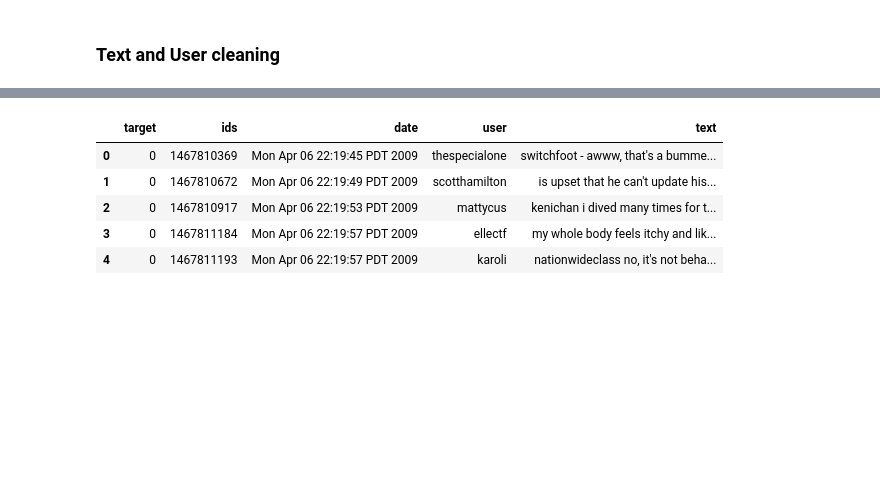
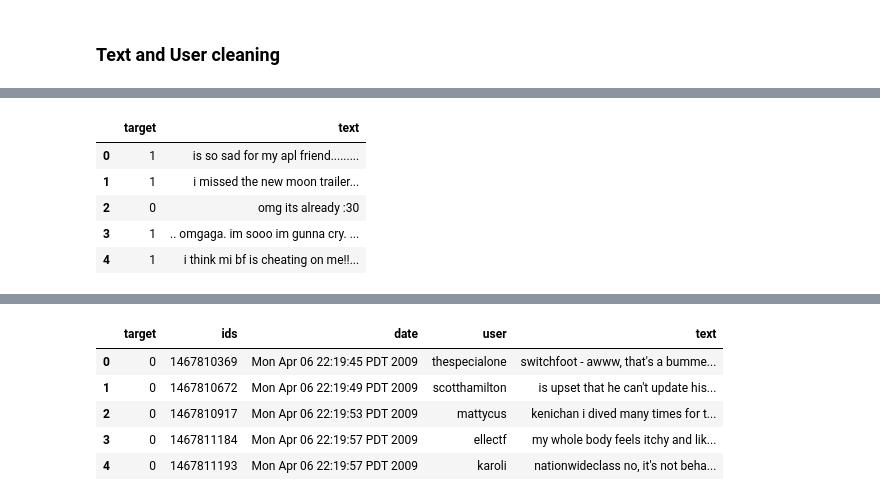
Before and after one commit to vishal-parameswaran/Suicidal_Intent_NLP_Classifier, a Jupyter notebook: sentiment_analysis.ipynb, the cells around one changed output, grey strips where cells are left out. Saved outputs shown, nothing was run; the diff lists cells and outputs as text; code cells hidden in the pictures; blank space fills up the shorter version.

```diff
--- a/sentiment_analysis.ipynb
+++ b/sentiment_analysis.ipynb
@@ -123,0 +140,9 @@ tweets_dataset = tweets_dataset.drop(['query'], axis=1)
+# %%
+test_df.head()
+# %% [output]
+|  | target | text |
+| 0 | 1 | is so sad for my apl friend......... |
+| 1 | 1 | i missed the new moon trailer... |
+| 2 | 0 | omg its already :30 |
+| 3 | 1 | .. omgaga. im sooo im gunna cry. ... |
+| 4 | 1 | i think mi bf is cheating on me!!... |
```
Also changed, not shown: parts of 11 cells of this notebook, 3 other files.
